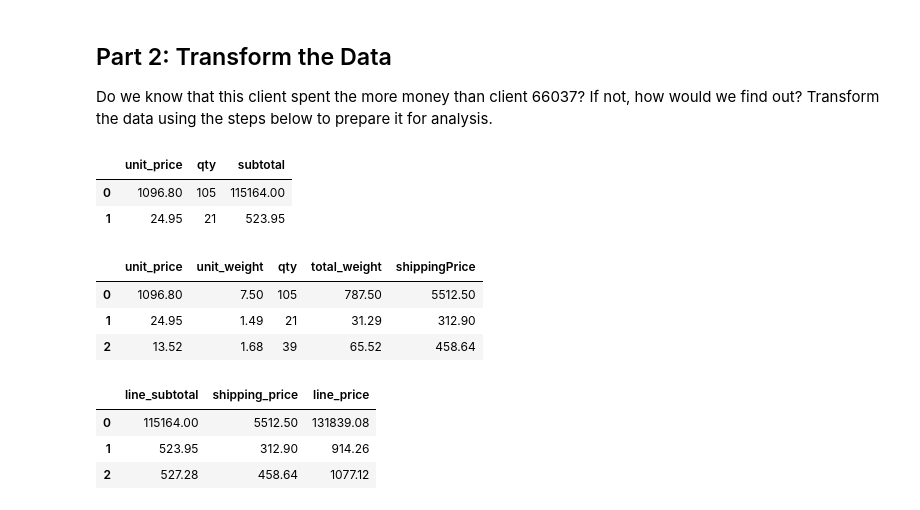
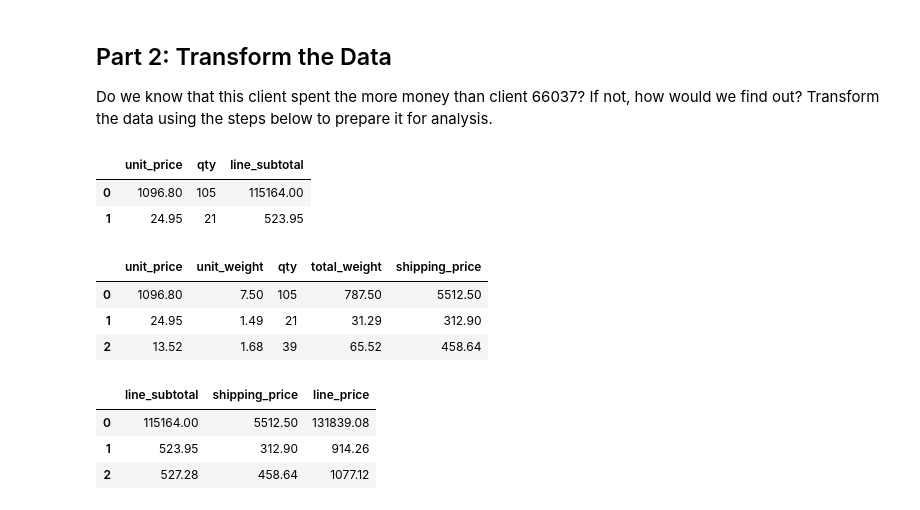
Before and after one commit to afine5/pandas-challenge-1, a Jupyter notebook: wholesale_data_analysis_starter_code.ipynb, the cells around one changed output. Cells and saved outputs as stored; diff of their text form; code cells hidden in the pictures.

```diff
--- a/wholesale_data_analysis_starter_code.ipynb
+++ b/wholesale_data_analysis_starter_code.ipynb
@@ -108,22 +108,22 @@ sumMostClient
 Do we know that this client spent the more money than client 66037? If not, how would we find out? Transform the data using the steps below to prepare it for analysis.
 # %%
 # Create a column that calculates the subtotal for each line using the unit_price and the qty
-df['subtotal'] = df['qty']* df['unit_price']
-df[['unit_price', 'qty', 'subtotal']][0:2]
+df['line_subtotal'] = df['qty']* df['unit_price']
+df[['unit_price', 'qty', 'line_subtotal']][0:2]
 # %% [output]
-|  | unit_price | qty | subtotal |
+|  | unit_price | qty | line_subtotal |
 | 0 | 1096.80 | 105 | 115164.00 |
 | 1 | 24.95 | 21 | 523.95 |
 # %%
 # Create a column for shipping price.
 # Assume a shipping price of $7 per pound for orders over 50 pounds and $10 per pound for items 50 pounds or under.
 
-#df['shippingPrice'] = df['unit_weight].apply(lambda x: x['unit_weight']*7 if x['unit_weight'] == 50 else x['unit_weight']*10, axis=1)
+#df['shipping_price'] = df['unit_weight].apply(lambda x: x['unit_weight']*7 if x['unit_weight'] == 50 else x['unit_weight']*10, axis=1)
 df['total_weight'] = df['qty'] * df['unit_weight']
-df['shippingPrice'] = df['total_weight'].apply(lambda x: x*7 if x > 50 else x*10)
-df[['unit_price', 'unit_weight', 'qty','total_weight', 'shippingPrice']].head(3)
+df['shipping_price'] = df['total_weight'].apply(lambda x: x*7 if x > 50 else x*10)
+df[['unit_price', 'unit_weight', 'qty','total_weight', 'shipping_price']].head(3)
 # %% [output]
-|  | unit_price | unit_weight | qty | total_weight | shippingPrice |
+|  | unit_price | unit_weight | qty | total_weight | shipping_price |
 | 0 | 1096.80 | 7.50 | 105 | 787.50 | 5512.50 |
 | 1 | 24.95 | 1.49 | 21 | 31.29 | 312.90 |
 | 2 | 13.52 | 1.68 | 39 | 65.52 | 458.64 |
```
Also changed, not shown: parts of 3 cells of this notebook.
